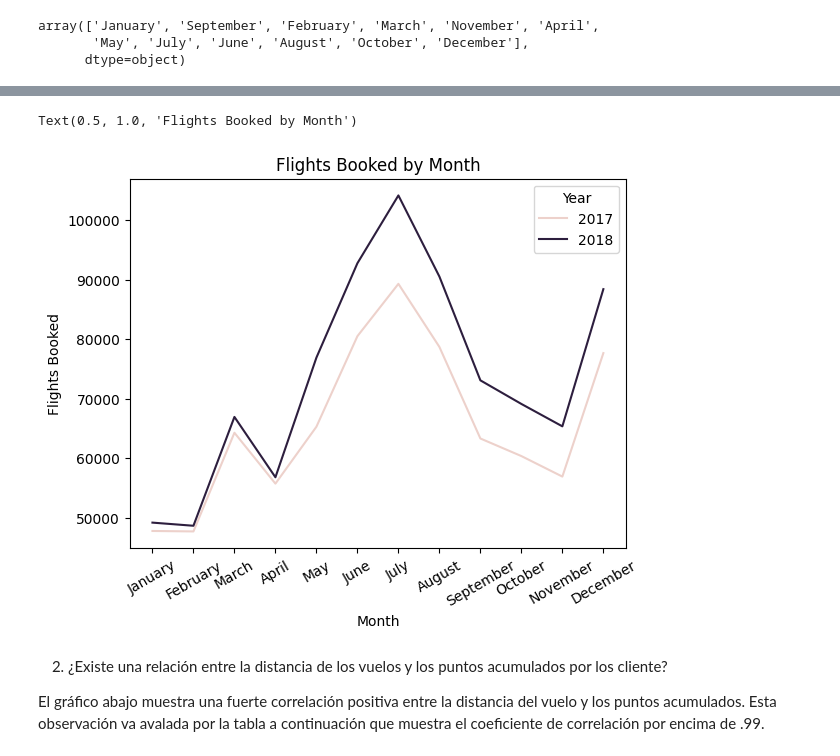
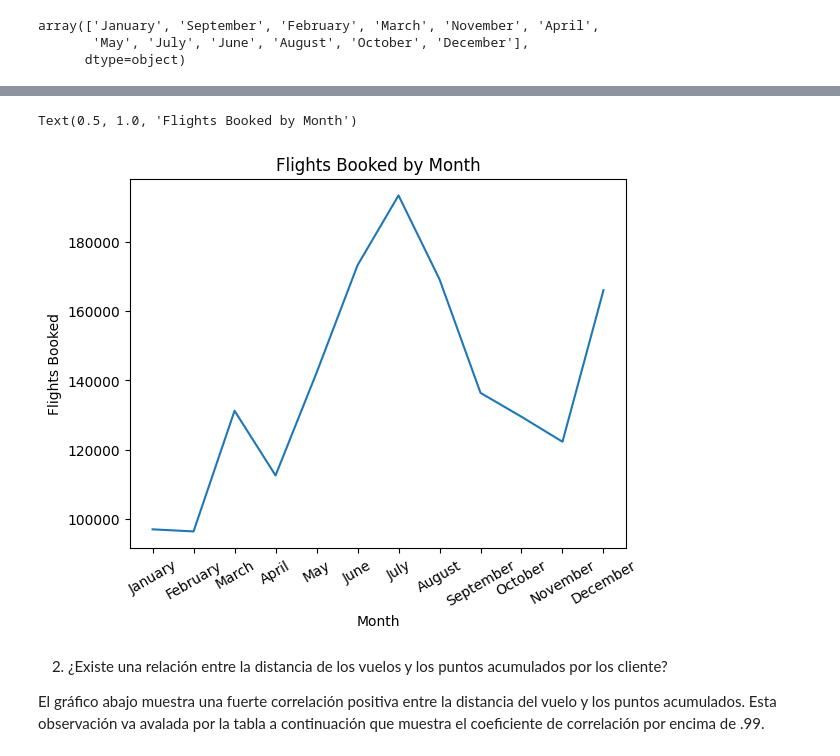
Before and after one commit to Adalab/bda-modulo-3-evaluacion-final-KatherineGortz, a Jupyter notebook: evaluación_modulo_3_Katherine_Gortz.ipynb, the cells around one changed output, grey strips where cells are left out. Drawn from its saved outputs; the diff is of its cells as text; code cells hidden in the pictures.

```diff
--- a/evaluación_modulo_3_Katherine_Gortz.ipynb
+++ b/evaluación_modulo_3_Katherine_Gortz.ipynb
@@ -12,8 +15,8 @@ pd.set_option('display.max_columns', None) #para que muestre todas las columnas
 # %%
 #lectura de archivos csv y creación de dataframes
 
-df_flight = pd.read_csv('Customer Flight Activity.csv', index_col='Loyalty Number')
-df_loyalty = pd. read_csv('Customer Loyalty History.csv',index_col='Loyalty Number')
+df_flight = pd.read_csv('Customer Flight Activity.csv')
+df_loyalty = pd. read_csv('Customer Loyalty History.csv')
 # %%
 #vista inicial de los datos de df_flight
 
@@ -419,0 +403,14 @@ df_flights_month
+# %%
+df_flights_month = df.groupby(['Month'])['Flights Booked'].sum().reset_index()
+
+month_order = ['January', 'February', 'March', 'April', 'May', 'June',
+               'July', 'August', 'September', 'October', 'November', 'December']
+
+# Convertir 'Month' al tipo categorical con el order especificado
+df_flights_month['Month'] = pd.Categorical(df_flights_month['Month'],
+                                           categories=month_order, ordered=True)
+
+# Ordenar df según categorical Month order
+df_flights_month = df_flights_month.sort_values('Month')
+
+df_flights_month
@@ -420,10 +431,10 @@ df_flights_month
 # %%
-sns.lineplot(data=df_flights_month, x='Month', y='Flights Booked', hue='Year')
+sns.lineplot(data=df_flights_month, x='Month', y='Flights Booked') #plot de la cantidad de vuelos reservados por mes, lineplot es bueno para series temporales
 plt.tick_params(axis='x', rotation=30)
 plt.title('Flights Booked by Month')
 # %% [output]
 Text(0.5, 1.0, 'Flights Booked by Month')
-[figure, old version]
+[figure, new version]
 # %% [markdown]
 2. ¿Existe una relación entre la distancia de los vuelos y los puntos acumulados por los cliente?
 
```
Also changed, not shown: parts of 63 cells of this notebook.
